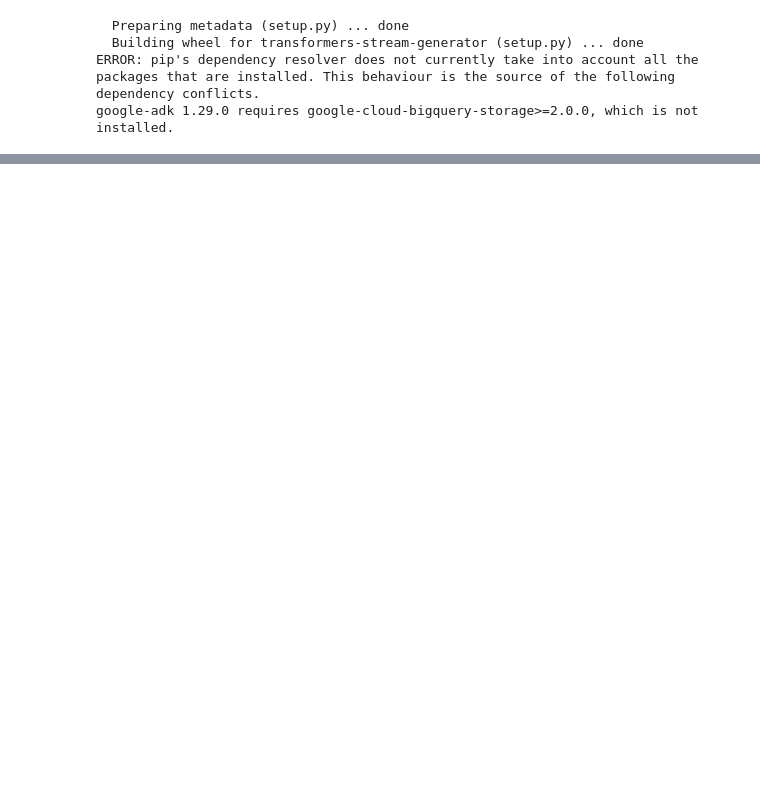
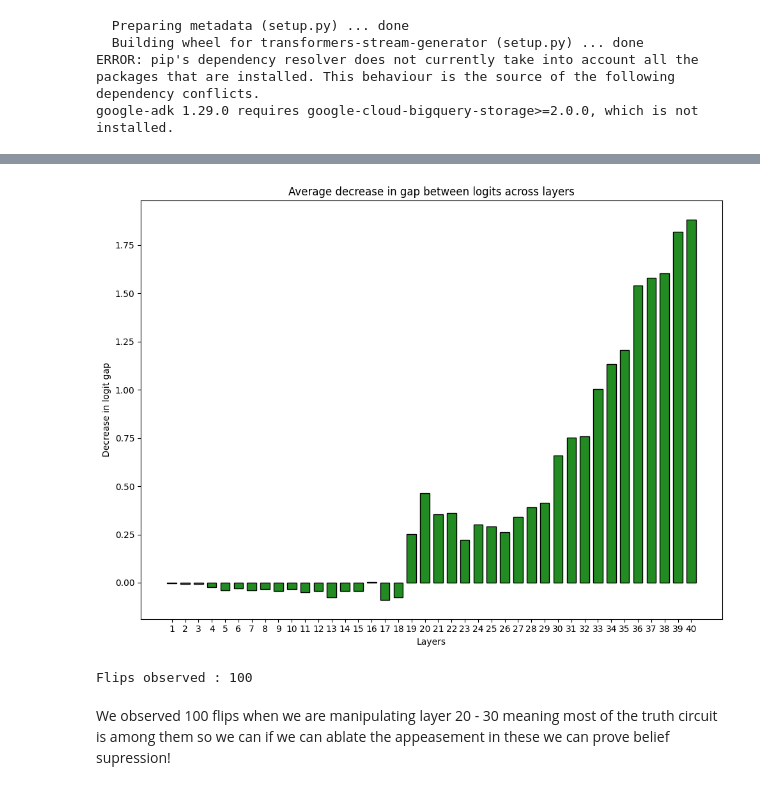
Before and after one commit to coolenough/Sychophancy, a Jupyter notebook: Mechinterp.ipynb, the cells around one changed output, grey strips where cells are left out. Saved outputs shown, nothing was run; the diff lists cells and outputs as text; code cells hidden in the pictures; blank space fills up the shorter version.

```diff
--- a/Mechinterp.ipynb
+++ b/Mechinterp.ipynb
@@ -338,0 +384,16 @@ Model has 32 blocks and each block has 32 attention heads
+# %%
+avg_data = []
+for layer in range(len(results)):
+
+    avg = 0
+
+    for result in results[layer]:
+
+        base = result["yes"] - result["no"]
+        sim = result["pyes"] - result["pno"]
+
+        avg += (base - sim)
+
+    avg = avg / len(results[layer])
+
+    avg_data.append(avg)
@@ -338,0 +413,12 @@ Model has 32 blocks and each block has 32 attention heads
+# %%
+plt.figure(figsize = (10 , 7.5))
+plt.bar(layers , avg_data , color = "forestgreen" , edgecolor = "black"  , width = 0.7)
+
+plt.title("Average decrease in gap between logits across layers")
+plt.xlabel("Layers")
+plt.ylabel("Decrease in logit gap")
+plt.tight_layout()
+plt.savefig("avggap.jpg")
+plt.show()
+# %% [output]
+[figure, added]
@@ -338,0 +469,13 @@ Model has 32 blocks and each block has 32 attention heads
+# %%
+result = pd.DataFrame(multiple_results)
+
+base = result["yes"] > result["no"]
+sim = result["pyes"] > result["no"]
+
+ans = np.logical_xor(base , sim)
+
+print(f"Flips observed : {np.sum(ans)}")
+# %% [output]
+Flips observed : 100
+# %% [markdown]
+We observed 100 flips when we are manipulating layer 20 - 30 meaning most of the truth circuit is among them so we can if we can ablate the appeasement in these we can prove belief supression!
```
Also changed, not shown: parts of 46 cells of this notebook.
